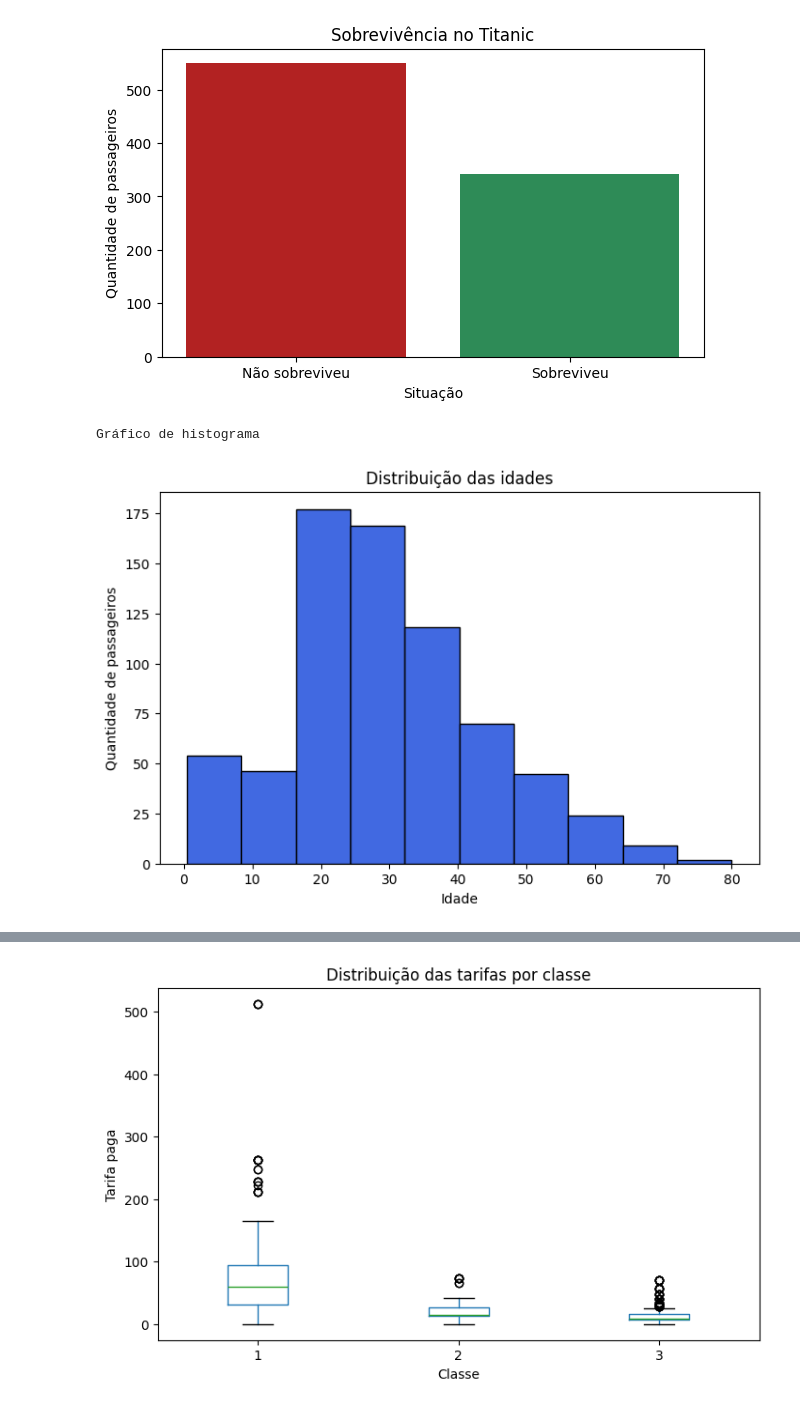
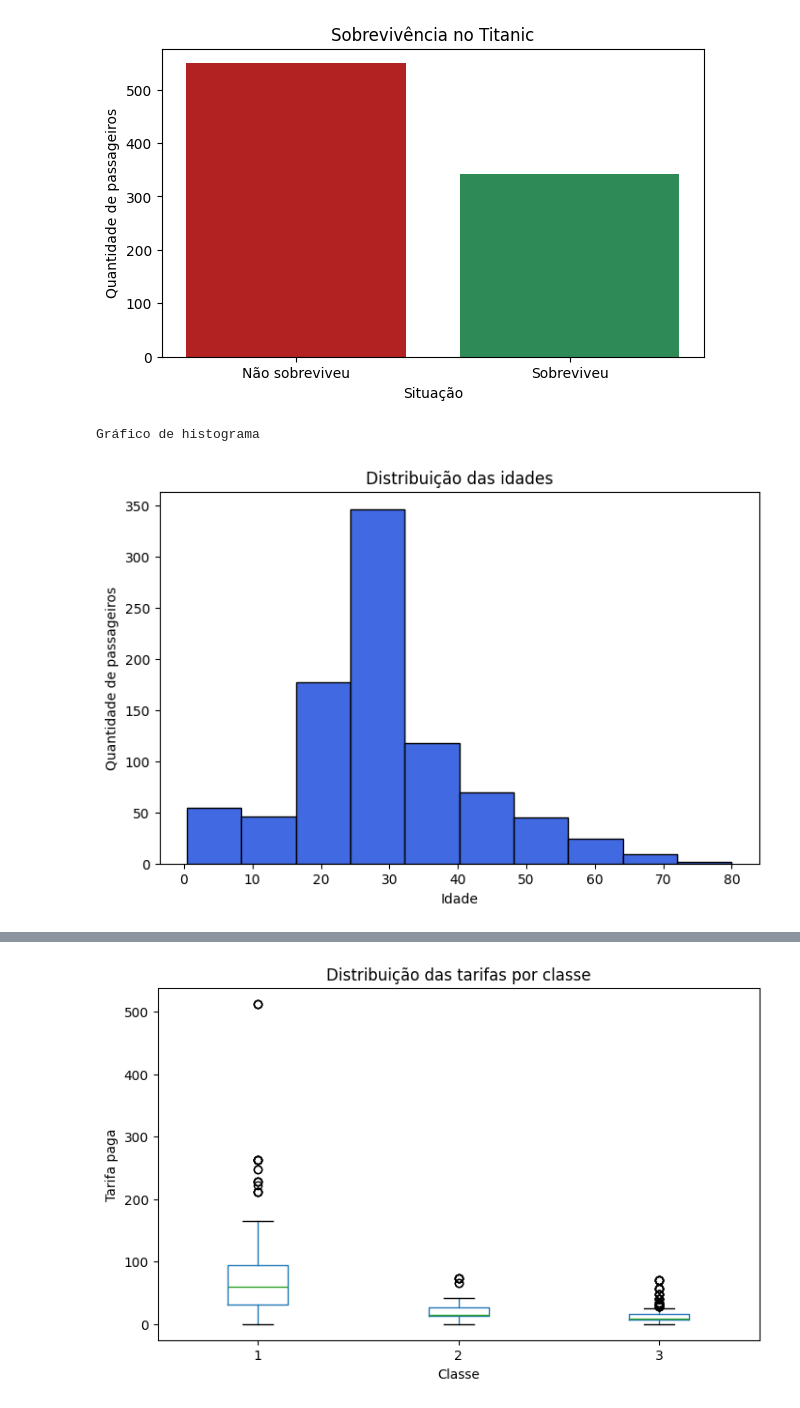
Before and after one commit to pactiones/Treinamento-em-IA, a Jupyter notebook: Aula3/Exercicio_2_Dataset_CSV.ipynb, the cells around one changed output, grey strips where cells are left out. Drawn from its saved outputs; the diff is of its cells as text; code cells hidden in the pictures.

Commit message:
Exercicio Dataset - Titanic

```diff
--- a/Aula3/Exercicio_2_Dataset_CSV.ipynb
+++ b/Aula3/Exercicio_2_Dataset_CSV.ipynb
@@ -305,22 +288,22 @@ Gráfico de barras
 # %%
 print("Gráfico de histograma")
 
 plt.figure(figsize=(8, 5))
 
 plt.hist(
-    df_titanic["Age"],
+    df_tratado["Age"],
     color="royalblue",
     edgecolor="black"
 )
 
 plt.xlabel("Idade")
 plt.ylabel("Quantidade de passageiros")
 plt.title("Distribuição das idades")
 
 plt.show()
 # %% [output]
 Gráfico de histograma
-[figure, old version]
+[figure, new version]
 # %%
 print("Gráfico de dispersão")
 
```
Also changed, not shown: parts of 7 cells of this notebook.
